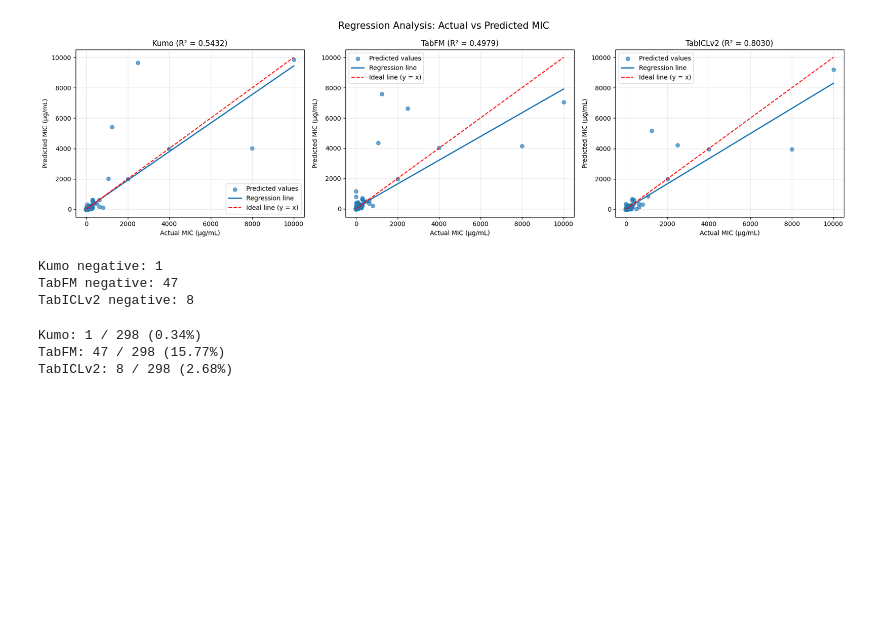
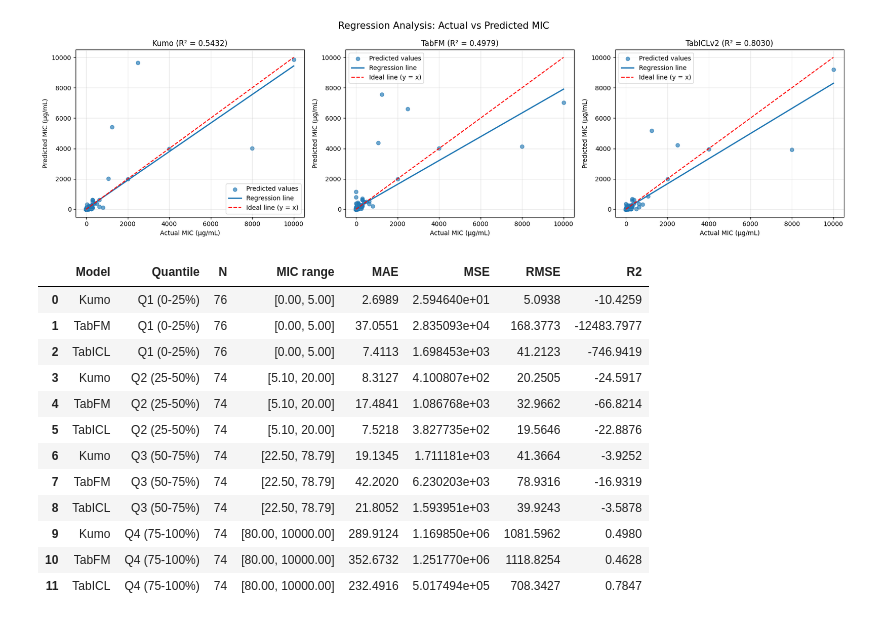
Before and after one commit to BaoNguyen151654/Biomed_DataScience, a Jupyter notebook: Performance_seltox_ptfm/MIC/PTFM_MIC.ipynb, the cells around one changed output. Drawn from its saved outputs; the diff is of its cells as text; code cells hidden in the pictures; blank space fills up the shorter version.

```diff
--- a/Performance_seltox_ptfm/MIC/PTFM_MIC.ipynb
+++ b/Performance_seltox_ptfm/MIC/PTFM_MIC.ipynb
@@ -328,26 +331,58 @@ plt.tight_layout()
 plt.show()
 # %% [output]
 [figure]
-# %%
-print("Kumo negative:", np.sum(np.asarray(y_pred_kumo) < 0))
-print("TabFM negative:", np.sum(np.asarray(y_pred_tabfm) < 0))
-print("TabICLv2 negative:", np.sum(np.asarray(y_pred_tabicl) < 0))
-# %% [output]
-Kumo negative: 1
-TabFM negative: 47
-TabICLv2 negative: 8
-# %%
-for name, pred in {
-    "Kumo": y_pred_kumo,
-    "TabFM": y_pred_tabfm,
-    "TabICLv2": y_pred_tabicl
-}.items():
-
-    pred = np.asarray(pred).reshape(-1)
-
-    print(f"{name}: {(pred < 0).sum()} / {len(pred)} "
-          f"({(pred < 0).mean() * 100:.2f}%)")
-# %% [output]
-Kumo: 1 / 298 (0.34%)
-TabFM: 47 / 298 (15.77%)
-TabICLv2: 8 / 298 (2.68%)
+# %%
+eval_df = pd.DataFrame({
+    'actual': actual,
+    'Kumo': y_pred_kumo,
+    'TabFM': y_pred_tabfm,
+    'TabICL': y_pred_tabicl
+})
+
+quantile_labels = ['Q1 (0-25%)', 'Q2 (25-50%)', 'Q3 (50-75%)', 'Q4 (75-100%)']
+eval_df['quantile'] = pd.qcut(eval_df['actual'], q=4, labels=quantile_labels)
+
+quantile_results = []
+
+for q in quantile_labels:
+    df_q = eval_df[eval_df['quantile'] == q]
+
+    q_min = df_q['actual'].min()
+    q_max = df_q['actual'].max()
+
+    for model_name in ['Kumo', 'TabFM', 'TabICL']:
+        y_true_q = df_q['actual']
+        y_pred_q = df_q[model_name]
+
+        try:
+            r2 = r2_score(y_true_q, y_pred_q)
+        except:
+            r2 = np.nan
+
+        quantile_results.append({
+            'Model': model_name,
+            'Quantile': q,
+            'N': len(df_q),
+            'MIC range': f"[{q_min:.2f}, {q_max:.2f}]",
+            'MAE': mean_absolute_error(y_true_q, y_pred_q),
+            'MSE': mean_squared_error(y_true_q, y_pred_q),
+            'RMSE': np.sqrt(mean_squared_error(y_true_q, y_pred_q)),
+            'R2': r2
+        })
+
+df_by_quantile = pd.DataFrame(quantile_results).round(4)
+display(df_by_quantile)
+# %% [output]
+|  | Model | Quantile | N | MIC range | MAE | MSE | RMSE | R2 |
+| 0 | Kumo | Q1 (0-25%) | 76 | [0.00, 5.00] | 2.6989 | 2.594640e+01 | 5.0938 | -10.4259 |
+| 1 | TabFM | Q1 (0-25%) | 76 | [0.00, 5.00] | 37.0551 | 2.835093e+04 | 168.3773 | -12483.7977 |
+| 2 | TabICL | Q1 (0-25%) | 76 | [0.00, 5.00] | 7.4113 | 1.698453e+03 | 41.2123 | -746.9419 |
+| 3 | Kumo | Q2 (25-50%) | 74 | [5.10, 20.00] | 8.3127 | 4.100807e+02 | 20.2505 | -24.5917 |
+| 4 | TabFM | Q2 (25-50%) | 74 | [5.10, 20.00] | 17.4841 | 1.086768e+03 | 32.9662 | -66.8214 |
+| 5 | TabICL | Q2 (25-50%) | 74 | [5.10, 20.00] | 7.5218 | 3.827735e+02 | 19.5646 | -22.8876 |
+| 6 | Kumo | Q3 (50-75%) | 74 | [22.50, 78.79] | 19.1345 | 1.711181e+03 | 41.3664 | -3.9252 |
+| 7 | TabFM | Q3 (50-75%) | 74 | [22.50, 78.79] | 42.2020 | 6.230203e+03 | 78.9316 | -16.9319 |
+| 8 | TabICL | Q3 (50-75%) | 74 | [22.50, 78.79] | 21.8052 | 1.593951e+03 | 39.9243 | -3.5878 |
+| 9 | Kumo | Q4 (75-100%) | 74 | [80.00, 10000.00] | 289.9124 | 1.169850e+06 | 1081.5962 | 0.4980 |
+| 10 | TabFM | Q4 (75-100%) | 74 | [80.00, 10000.00] | 352.6732 | 1.251770e+06 | 1118.8254 | 0.4628 |
+| 11 | TabICL | Q4 (75-100%) | 74 | [80.00, 10000.00] | 232.4916 | 5.017494e+05 | 708.3427 | 0.7847 |
```
Also changed, not shown: parts of 10 cells of this notebook, 2 other files.
